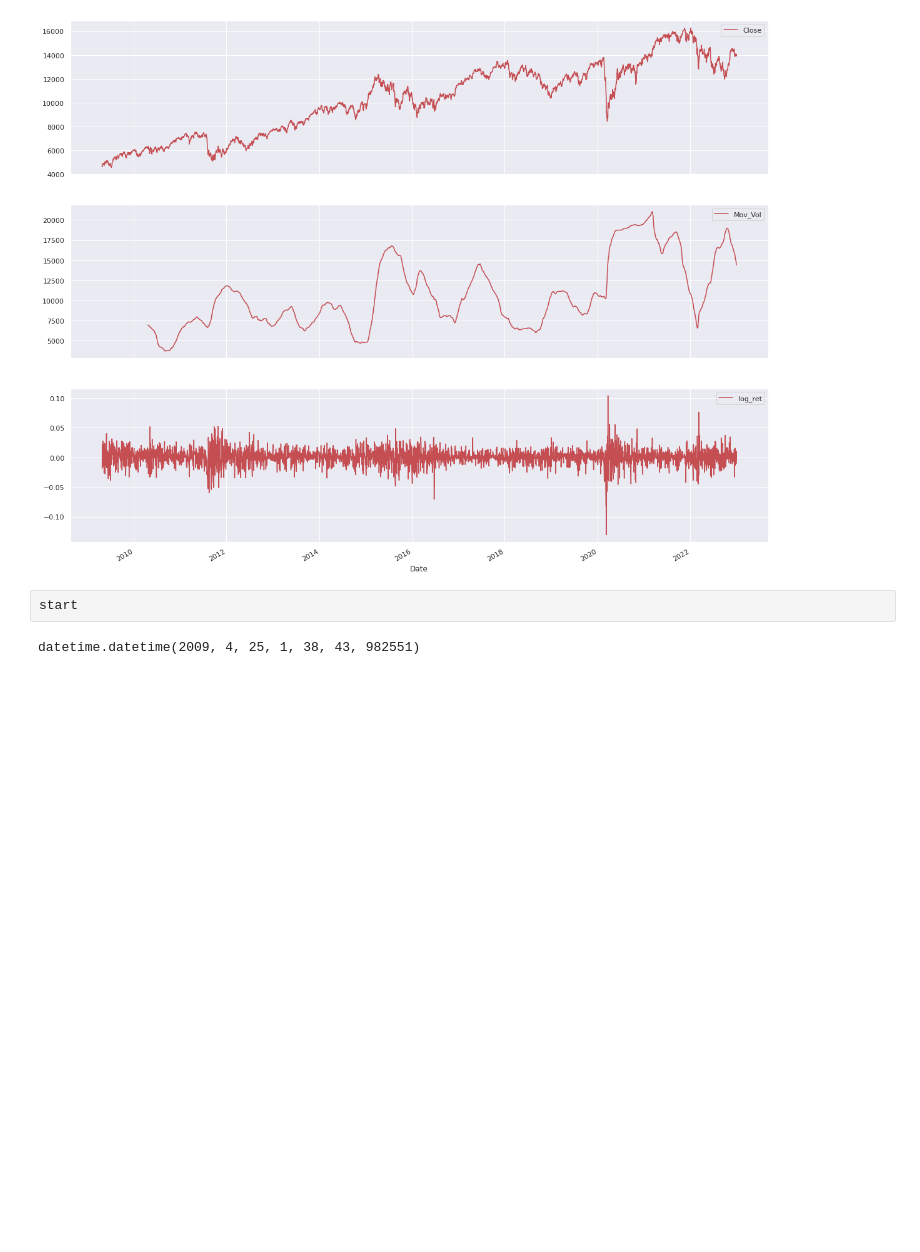
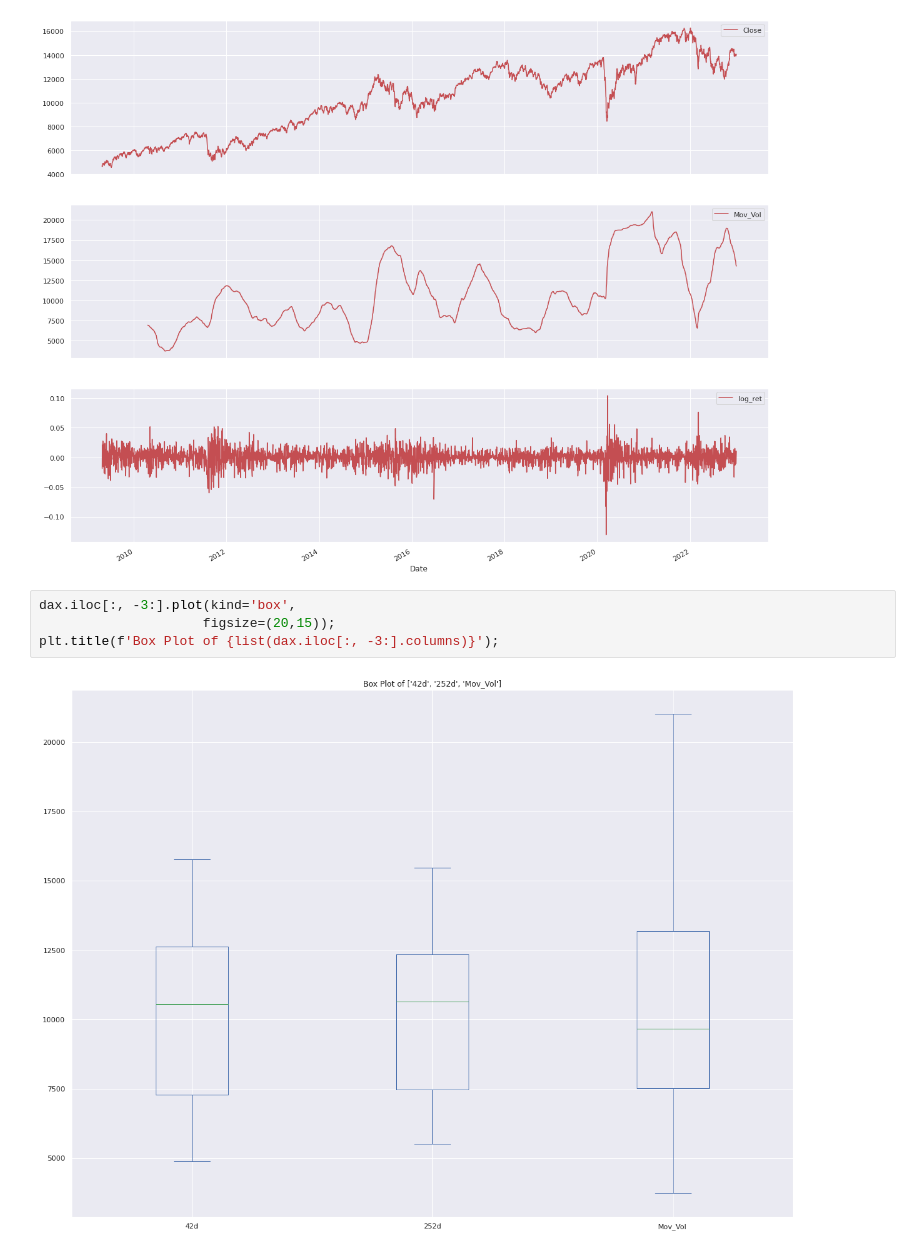
Before and after one commit to bhavinmoriya/Python-for-Financial-Analysis-and-Algorithmic-Trading, a Jupyter notebook: python-for-finance-financial-data-analysis.ipynb, the cells around one changed output. Cells and saved outputs as stored; diff of their text form; blank space fills up the shorter version.

```diff
--- a/python-for-finance-financial-data-analysis.ipynb
+++ b/python-for-finance-financial-data-analysis.ipynb
@@ -118,7 +123,9 @@ dax[['Close', 'Mov_Vol', 'log_ret']].plot(subplots=True, style='r',
 figsize=(20, 17));
 # %% [output]
 [figure]
-# %%
-start
-# %% [output]
-datetime.datetime(2009, 4, 25, 1, 38, 43, 982551)
+# %%
+dax.iloc[:, -3:].plot(kind='box',
+                     figsize=(20,15));
+plt.title(f'Box Plot of {list(dax.iloc[:, -3:].columns)}');
+# %% [output]
+[figure, added]
```
Also changed, not shown: parts of 58 cells of this notebook.
